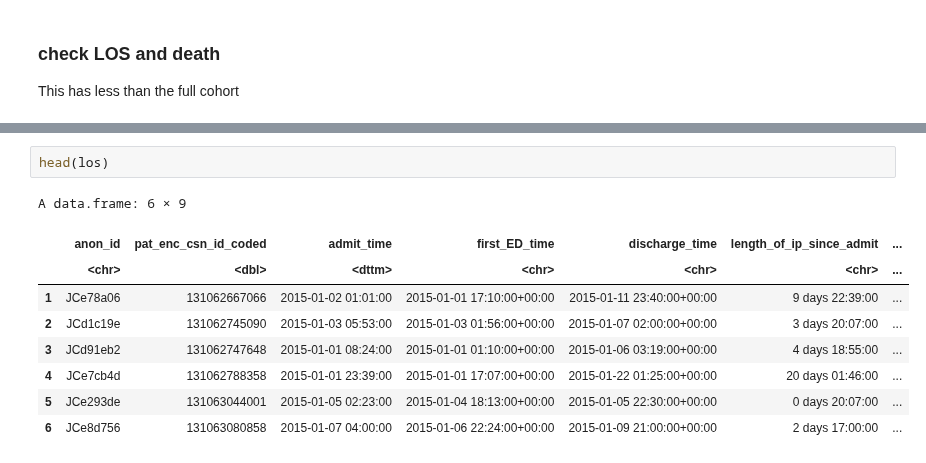
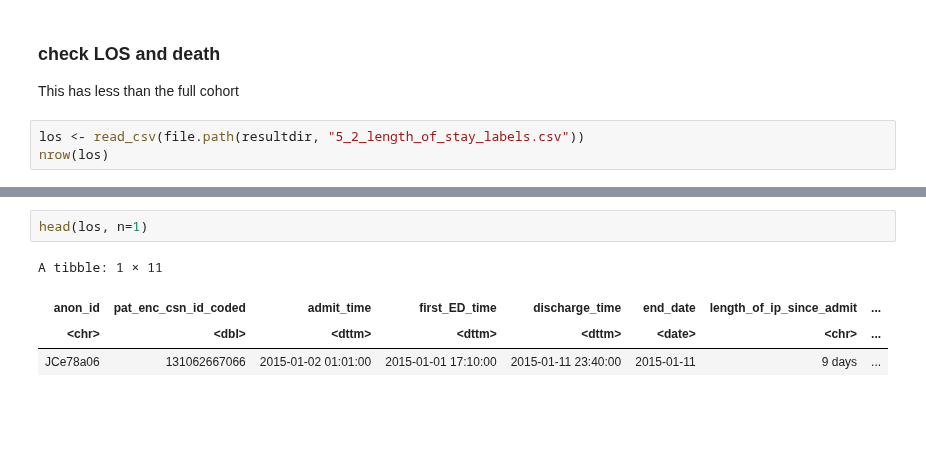
Before and after one commit to Minh084/TDA, a Jupyter notebook: 5_results_analysis/5.3_EDA_R.ipynb, the cells around one changed output, grey strips where cells are left out. Saved outputs shown, nothing was run; the diff lists cells and outputs as text; blank space fills up the shorter version.

```diff
--- a/5_results_analysis/5.3_EDA_R.ipynb
+++ b/5_results_analysis/5.3_EDA_R.ipynb
@@ -437,3 +442,6 @@ plot_grid(prowd, legend, rel_widths=c(6, 0.7))
 # %% [markdown]
 ### check LOS and death
 This has less than the full cohort
+# %%
+los <- read_csv(file.path(resultdir, "5_2_length_of_stay_labels.csv"))
+nrow(los)
@@ -440,12 +464,7 @@ This has less than the full cohort
 # %%
-head(los)
+head(los, n=1)
 # %% [output]
-A data.frame: 6 × 9
+A tibble: 1 × 11
-|  | anon_id | pat_enc_csn_id_coded | admit_time | first_ED_time | discharge_time | length_of_ip_since_admit | ... |
-|  | <chr> | <dbl> | <dttm> | <chr> | <chr> | <chr> | ... |
-| 1 | JCe78a06 | 131062667066 | 2015-01-02 01:01:00 | 2015-01-01 17:10:00+00:00 | 2015-01-11 23:40:00+00:00 | 9 days 22:39:00 | ... |
-| 2 | JCd1c19e | 131062745090 | 2015-01-03 05:53:00 | 2015-01-03 01:56:00+00:00 | 2015-01-07 02:00:00+00:00 | 3 days 20:07:00 | ... |
-| 3 | JCd91eb2 | 131062747648 | 2015-01-01 08:24:00 | 2015-01-01 01:10:00+00:00 | 2015-01-06 03:19:00+00:00 | 4 days 18:55:00 | ... |
-| 4 | JCe7cb4d | 131062788358 | 2015-01-01 23:39:00 | 2015-01-01 17:07:00+00:00 | 2015-01-22 01:25:00+00:00 | 20 days 01:46:00 | ... |
-| 5 | JCe293de | 131063044001 | 2015-01-05 02:23:00 | 2015-01-04 18:13:00+00:00 | 2015-01-05 22:30:00+00:00 | 0 days 20:07:00 | ... |
-| 6 | JCe8d756 | 131063080858 | 2015-01-07 04:00:00 | 2015-01-06 22:24:00+00:00 | 2015-01-09 21:00:00+00:00 | 2 days 17:00:00 | ... |
+| anon_id | pat_enc_csn_id_coded | admit_time | first_ED_time | discharge_time | end_date | length_of_ip_since_admit | ... |
+| <chr> | <dbl> | <dttm> | <dttm> | <dttm> | <date> | <chr> | ... |
+| JCe78a06 | 131062667066 | 2015-01-02 01:01:00 | 2015-01-01 17:10:00 | 2015-01-11 23:40:00 | 2015-01-11 | 9 days | ... |
```
Also changed, not shown: parts of 15 cells of this notebook, 2 other files.
